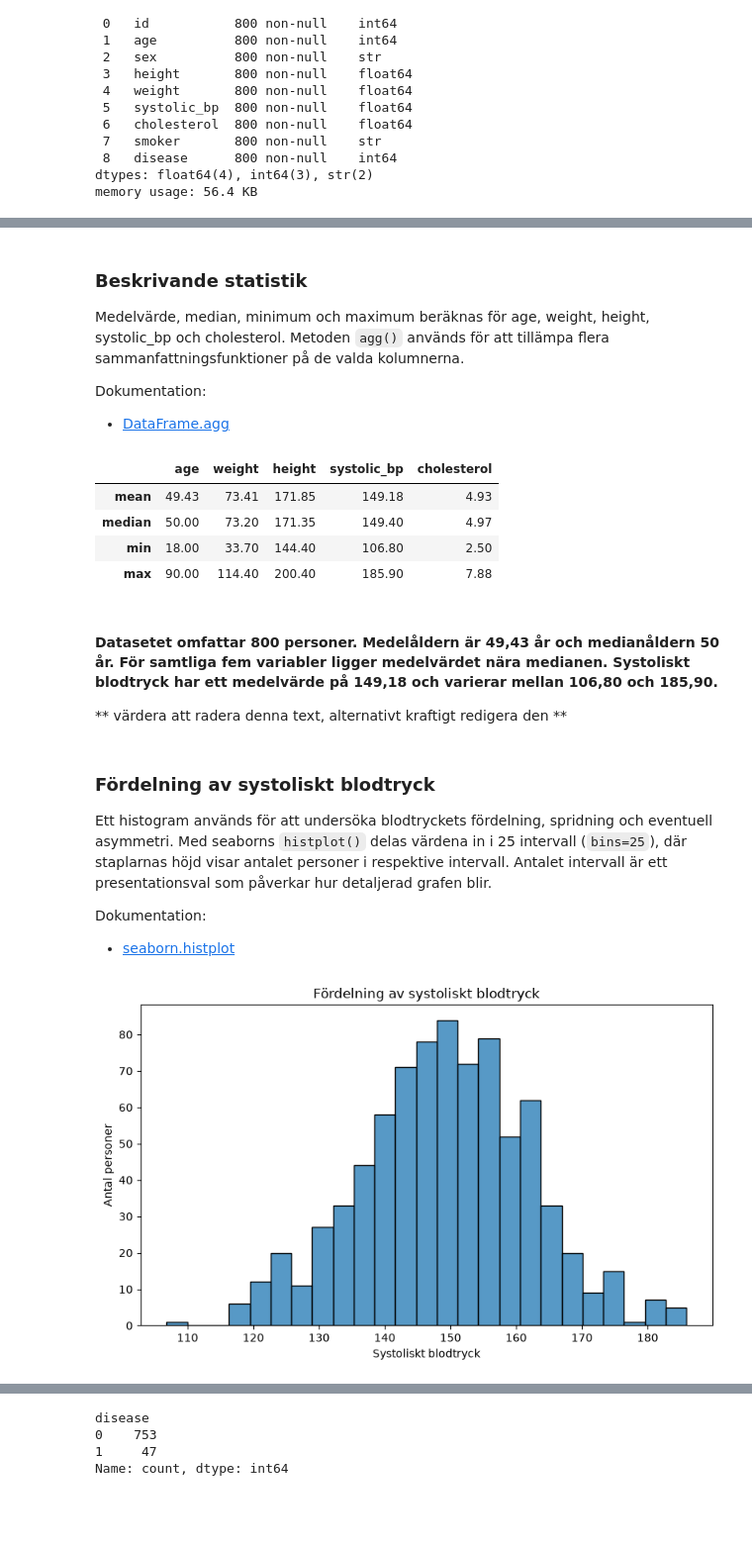
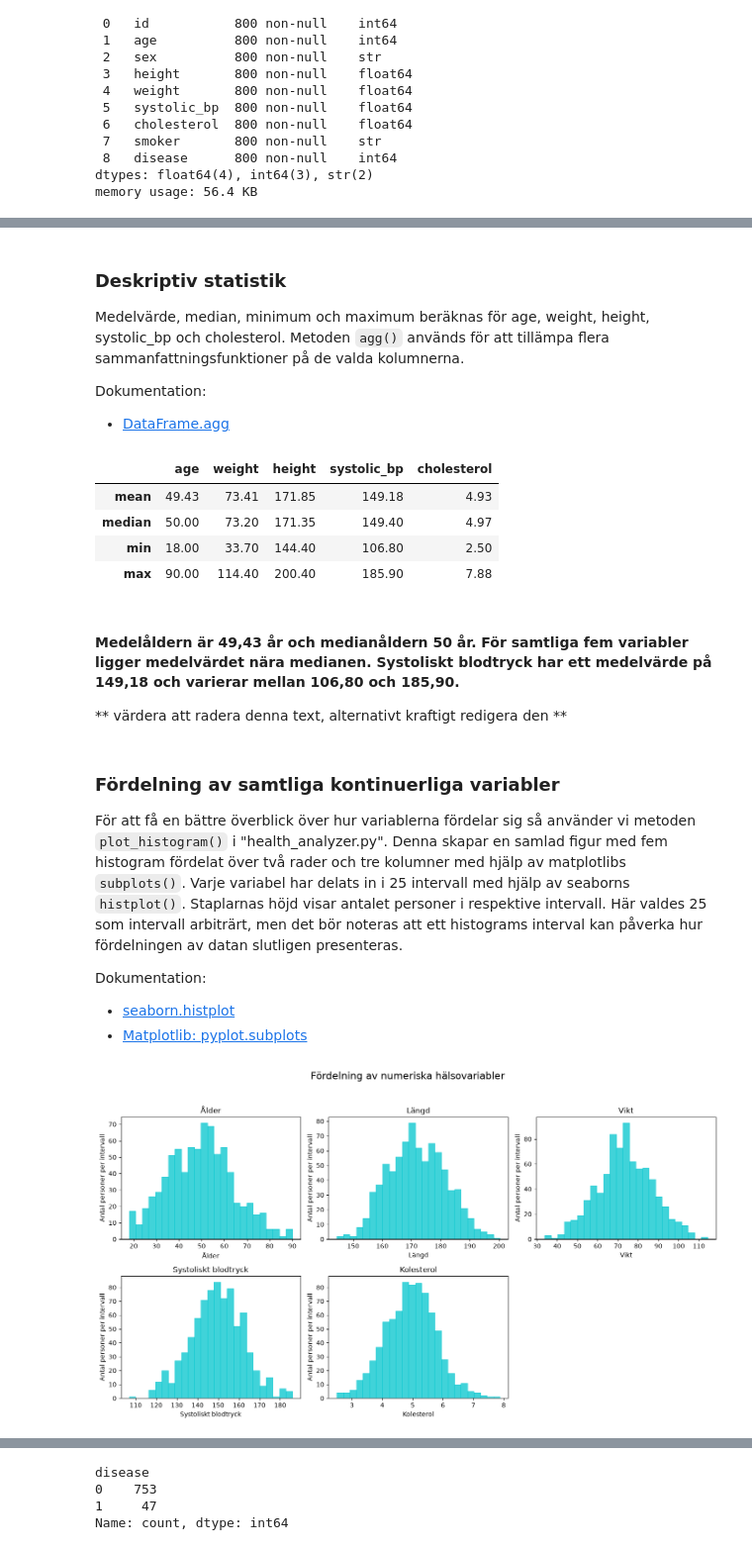
Before and after one commit to VicluUiB/statistisk-analys-halsodata_VictorLundstr-m, a Jupyter notebook: analys.ipynb, the cells around one changed output, grey strips where cells are left out. Shown at 99% size. Drawn from its saved outputs; the diff is of its cells as text; code cells hidden in the pictures; blank space fills up the shorter version.

Commit message:
Slutgiltig del 1 med reviderad analys och dokumentation

```diff
--- a/analys.ipynb
+++ b/analys.ipynb
@@ -58,5 +69,5 @@ memory usage: 56.4 KB
 # %% [markdown]
-### Beskrivande statistik
+### Deskriptiv statistik
 
 Medelvärde, median, minimum och maximum beräknas för age,
 weight, height, systolic_bp och cholesterol. Metoden `agg()`
@@ -68,7 +79,9 @@ Dokumentation:
 # %%
 variables = ["age", "weight", "height", "systolic_bp", "cholesterol"]
 
-summary = df[variables].agg(["mean", "median", "min", "max"])
+analyzer = HealthAnalyzer(df)
+
+summary = analyzer.descriptive_statistics(variables)
 
 summary.round(2)
 # %% [output]
@@ -78,30 +91,20 @@ summary.round(2)
 | min | 18.00 | 33.70 | 144.40 | 106.80 | 2.50 |
 | max | 90.00 | 114.40 | 200.40 | 185.90 | 7.88 |
 # %% [markdown]
-#### Datasetet omfattar 800 personer. Medelåldern är 49,43 år och medianåldern 50 år. För samtliga fem variabler ligger medelvärdet nära medianen. Systoliskt blodtryck har ett medelvärde på 149,18 och varierar mellan 106,80 och 185,90.
+#### Medelåldern är 49,43 år och medianåldern 50 år. För samtliga fem variabler ligger medelvärdet nära medianen. Systoliskt blodtryck har ett medelvärde på 149,18 och varierar mellan 106,80 och 185,90.
 
 ** värdera att radera denna text, alternativt kraftigt redigera den **
 # %% [markdown]
-### Fördelning av systoliskt blodtryck
+### Fördelning av samtliga kontinuerliga variabler
 
-Ett histogram används för att undersöka blodtryckets fördelning,
-spridning och eventuell asymmetri. Med seaborns `histplot()`
-delas värdena in i 25 intervall (`bins=25`), där staplarnas höjd
-visar antalet personer i respektive intervall. Antalet intervall
-är ett presentationsval som påverkar hur detaljerad grafen blir.
+För att få en bättre överblick över hur variablerna fördelar sig så använder vi metoden `plot_histogram()` i "health_analyzer.py". Denna skapar en samlad figur med fem histogram fördelat över två rader och tre kolumner
+med hjälp av matplotlibs `subplots()`. Varje variabel har delats in i 25 intervall med hjälp av seaborns
+`histplot()`. Staplarnas höjd visar antalet personer i respektive intervall. Här valdes 25 som intervall arbiträrt, men det bör noteras att ett histograms interval kan påverka hur fördelningen av datan slutligen presenteras.
 
 Dokumentation:
 - [seaborn.histplot](https://seaborn.pydata.org/generated/seaborn.histplot.html)
+- [Matplotlib: pyplot.subplots](https://matplotlib.org/stable/api/_as_gen/matplotlib.pyplot.subplots.html)
 # %%
-plt.figure(figsize=(8, 5))
-
-sns.histplot(data=df, x="systolic_bp", bins=25)
-
-plt.title("Fördelning av systoliskt blodtryck")
-plt.xlabel("Systoliskt blodtryck")
-plt.ylabel("Antal personer")
-
-plt.tight_layout()
-plt.show()
+analyzer.plot_histogram()
 # %% [output]
-[figure, old version]
+[figure, new version]
```
Also changed, not shown: parts of 39 cells of this notebook, 2 other files.
